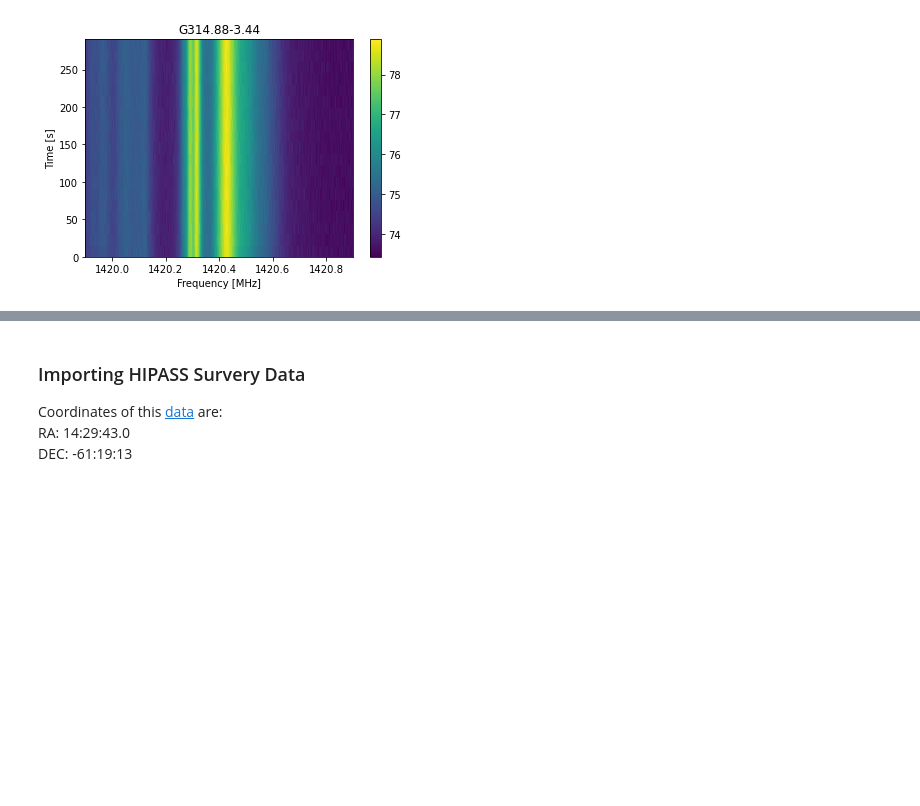
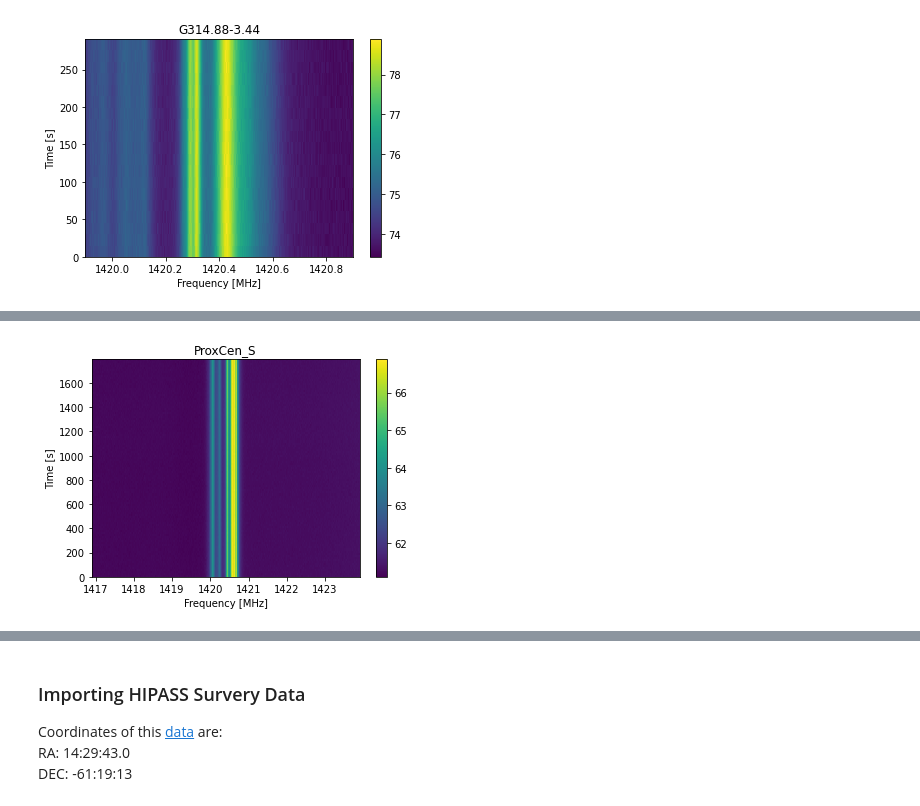
Before and after one commit to rtraas/SETI-Proxima-Centauri, a Jupyter notebook: H21cm.ipynb, the cells around one changed output, grey strips where cells are left out. Saved outputs shown, nothing was run; the diff lists cells and outputs as text; code cells hidden in the pictures; blank space fills up the shorter version.

```diff
--- a/H21cm.ipynb
+++ b/H21cm.ipynb
@@ -72,0 +73,4 @@ extracting integration 0...
+# %%
+fb1 = bl.Waterfall('/mnt_blpd2/datax/PKSUWL/blc06/PKSUWL/blc06_ProxCen_S_2019-05-04T14:20:32.000.fil',
+                  f_start=1416.9, f_stop=1423.9)
+fb1.info()
@@ -72,0 +95,4 @@ extracting integration 0...
+# %%
+fb1.plot_waterfall(logged=True)
+# %% [output]
+[figure, added]
```
Also changed, not shown: parts of 17 cells of this notebook.
